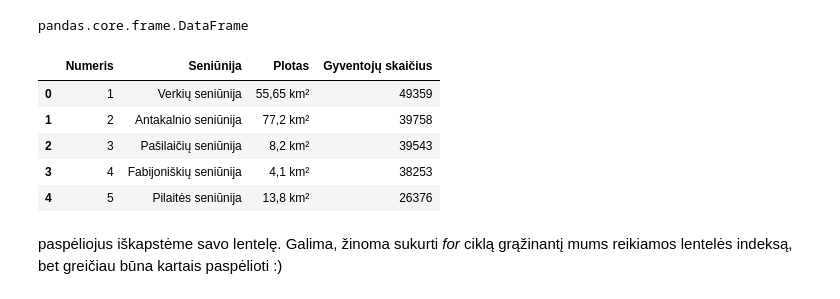
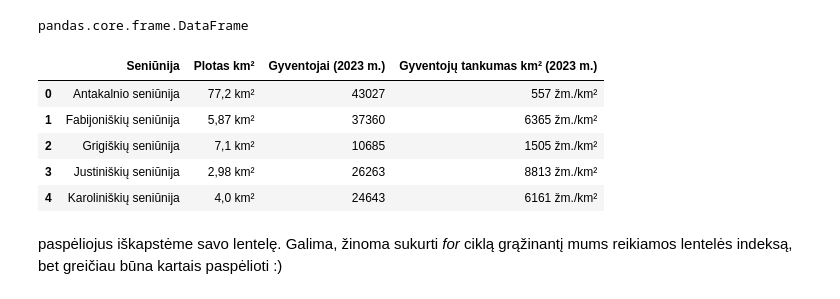
Before and after one commit to robotautas/kursas, a Jupyter notebook: Pandas/Pandas_3.ipynb, the cells around one changed output. Saved outputs shown, nothing was run; the diff lists cells and outputs as text; code cells hidden in the pictures.

```diff
--- a/Pandas/Pandas_3.ipynb
+++ b/Pandas/Pandas_3.ipynb
@@ -255,14 +266,14 @@ type(duomenys_html[0])
 # %% [output]
 pandas.core.frame.DataFrame
 # %%
-duomenys_html[6].head()
+duomenys_html[5].head()
 # %% [output]
-|  | Numeris | Seniūnija | Plotas | Gyventojų skaičius |
-| 0 | 1 | Verkių seniūnija | 55,65 km² | 49359 |
-| 1 | 2 | Antakalnio seniūnija | 77,2 km² | 39758 |
-| 2 | 3 | Pašilaičių seniūnija | 8,2 km² | 39543 |
-| 3 | 4 | Fabijoniškių seniūnija | 4,1 km² | 38253 |
-| 4 | 5 | Pilaitės seniūnija | 13,8 km² | 26376 |
+|  | Seniūnija | Plotas km² | Gyventojai (2023 m.) | Gyventojų tankumas km² (2023 m.) |
+| 0 | Antakalnio seniūnija | 77,2 km² | 43027 | 557 žm./km² |
+| 1 | Fabijoniškių seniūnija | 5,87 km² | 37360 | 6365 žm./km² |
+| 2 | Grigiškių seniūnija | 7,1 km² | 10685 | 1505 žm./km² |
+| 3 | Justiniškių seniūnija | 2,98 km² | 26263 | 8813 žm./km² |
+| 4 | Karoliniškių seniūnija | 4,0 km² | 24643 | 6161 žm./km² |
 # %% [markdown]
 paspėliojus iškapstėme savo lentelę. Galima, žinoma sukurti *for* ciklą grąžinantį mums reikiamos lentelės indeksą, bet greičiau būna kartais paspėlioti :)
 # %% [markdown]
```
Also changed, not shown: parts of 12 cells of this notebook.
